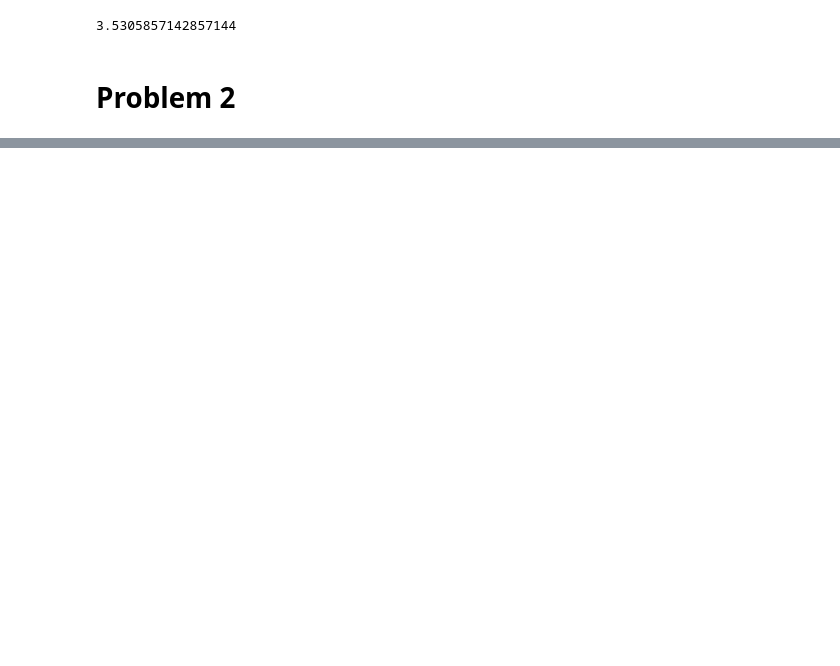
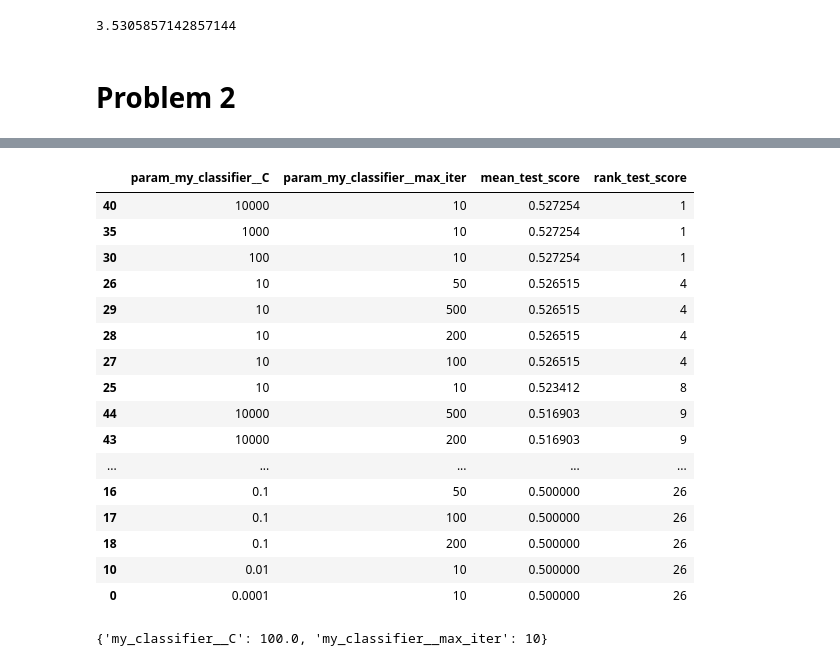
Before and after one commit to kamibrumi/comp135-intro-to-ml, a Jupyter notebook: Proj_C-main/ProjectC.ipynb, the cells around one changed output, grey strips where cells are left out. Drawn from its saved outputs; the diff is of its cells as text; code cells hidden in the pictures; blank space fills up the shorter version.

```diff
--- a/Proj_C-main/ProjectC.ipynb
+++ b/Proj_C-main/ProjectC.ipynb
@@ -165,0 +1132,24 @@ epoch       0.004 | loss_total     0.14630 | train_MAE     3.50879 | valid_MAE
+# %%
+import sklearn.linear_model
+import sklearn.pipeline
+
+my_classifier_pipeline = sklearn.pipeline.Pipeline([
+    #('my_bow_feature_extractor', CountVectorizer(min_df=1, max_df=1.0, ngram_range=(1,1))),
+    ('my_classifier', sklearn.linear_model.LogisticRegression(random_state=100))#C=1.0, max_iter=20, random_state=101)),
+])
+
+my_parameter_grid_by_name = dict()
+#my_parameter_grid_by_name['my_bow_feature_extractor__min_df'] = [1, 2, 4]
+my_parameter_grid_by_name['my_classifier__C'] = np.logspace(-4, 4, 9)
+my_parameter_grid_by_name['my_classifier__max_iter'] = [10, 50, 100, 200, 500]
+
+my_scoring_metric_name = 'balanced_accuracy' # because of the raio of female/male in the y vector
+
+grid_searcher = sklearn.model_selection.GridSearchCV(
+    my_classifier_pipeline,
+    my_parameter_grid_by_name,
+    scoring=my_scoring_metric_name,
+    cv=3,
+    refit=False)
+
+grid_searcher.fit(tr_u, tr_ys)
@@ -165,0 +1181,31 @@ epoch       0.004 | loss_total     0.14630 | train_MAE     3.50879 | valid_MAE
+# %%
+gsearch_results_df = pd.DataFrame(grid_searcher.cv_results_).copy()
+
+param_keys = ['param_my_classifier__C', 'param_my_classifier__max_iter']
+
+# Rearrange row order so it is easy to skim
+gsearch_results_df.sort_values(param_keys, inplace=True)
+# %%
+gsearch_results_df[param_keys + ['mean_test_score', 'rank_test_score']].sort_values(by='rank_test_score').head(n=50)
+# %% [output]
+|  | param_my_classifier__C | param_my_classifier__max_iter | mean_test_score | rank_test_score |
+| 40 | 10000 | 10 | 0.527254 | 1 |
+| 35 | 1000 | 10 | 0.527254 | 1 |
+| 30 | 100 | 10 | 0.527254 | 1 |
+| 26 | 10 | 50 | 0.526515 | 4 |
+| 29 | 10 | 500 | 0.526515 | 4 |
+| 28 | 10 | 200 | 0.526515 | 4 |
+| 27 | 10 | 100 | 0.526515 | 4 |
+| 25 | 10 | 10 | 0.523412 | 8 |
+| 44 | 10000 | 500 | 0.516903 | 9 |
+| 43 | 10000 | 200 | 0.516903 | 9 |
+| ... | ... | ... | ... | ... |
+| 16 | 0.1 | 50 | 0.500000 | 26 |
+| 17 | 0.1 | 100 | 0.500000 | 26 |
+| 18 | 0.1 | 200 | 0.500000 | 26 |
+| 10 | 0.01 | 10 | 0.500000 | 26 |
+| 0 | 0.0001 | 10 | 0.500000 | 26 |
+# %%
+grid_searcher.best_params_
+# %% [output]
+{'my_classifier__C': 100.0, 'my_classifier__max_iter': 10}
```
Also changed, not shown: parts of 106 cells of this notebook, 3 other files.
